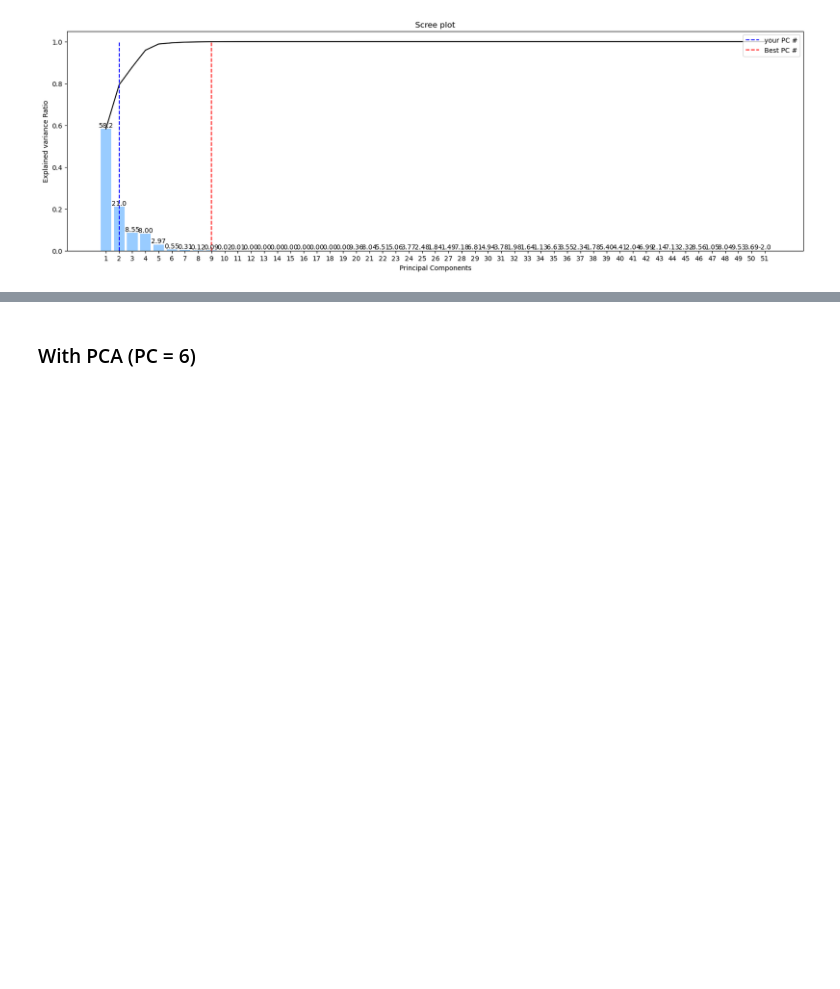
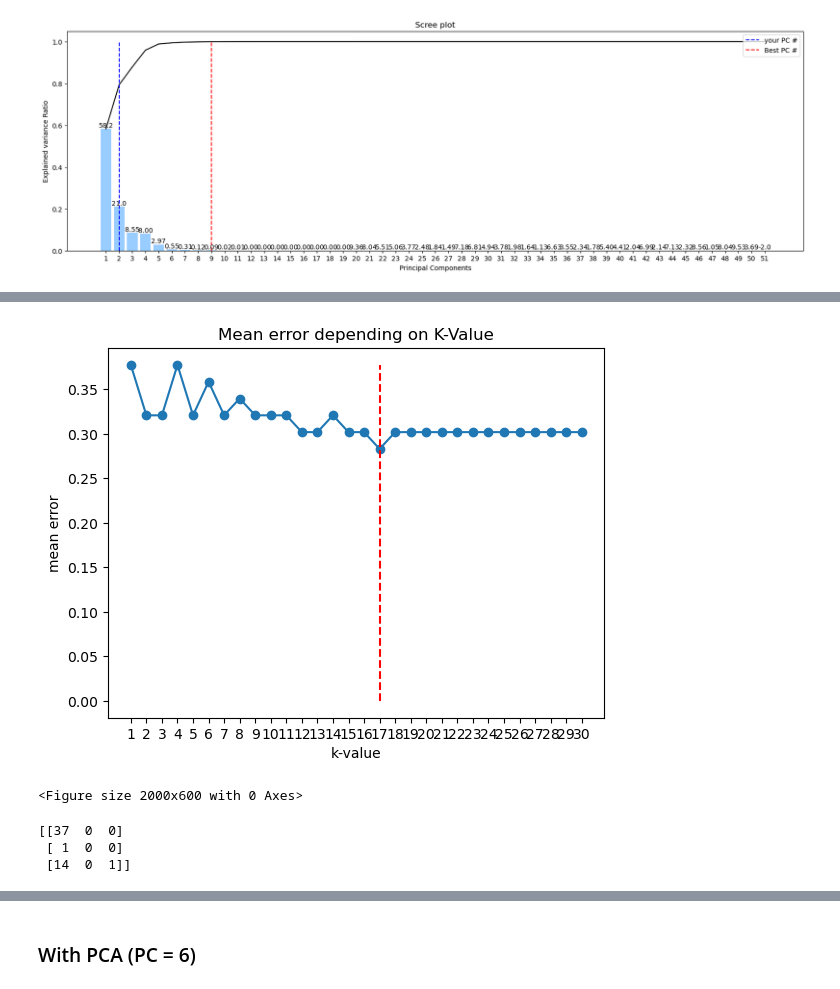
Before and after one commit to KyungTaek-Oh/Class, a Jupyter notebook: MachineLearning/PCA/ML_PCA_AS02-1.ipynb, the cells around one changed output, grey strips where cells are left out. Saved outputs shown, nothing was run; the diff lists cells and outputs as text; code cells hidden in the pictures; blank space fills up the shorter version.

Commit message:
optimal_k added

```diff
--- a/MachineLearning/PCA/ML_PCA_AS02-1.ipynb
+++ b/MachineLearning/PCA/ML_PCA_AS02-1.ipynb
@@ -297,0 +309,17 @@ X_test_pca_2 = pca(X_test, 2, 0.01)
+# %%
+opt_k = optimal_k(X_train_pca_9, y_train, X_test_pca_9, y_test, max_k = 30)
+# k-NN 분류기를 생성
+classifier = KNeighborsClassifier(n_neighbors=opt_k)
+# 분류기 학습
+classifier.fit(X_train_pca_9, y_train)
+y_pred= classifier.predict(X_test_pca_9)
+# %% [output]
+[figure, added]
+<Figure size 2000x600 with 0 Axes>
+# %%
+pca9_conf_matrix= confusion_matrix(y_test, y_pred)
+print(pca9_conf_matrix)
+# %% [output]
+[[37  0  0]
+ [ 1  0  0]
+ [14  0  1]]
```
Also changed, not shown: parts of 19 cells of this notebook.
